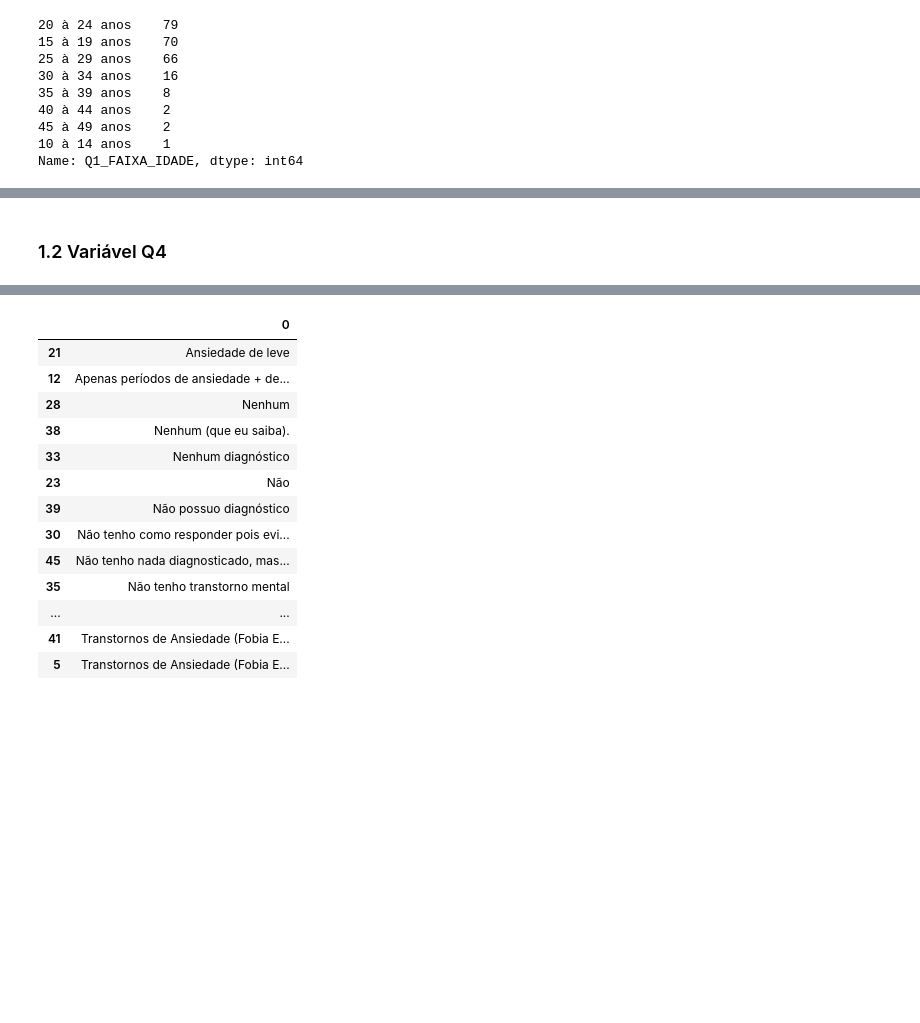
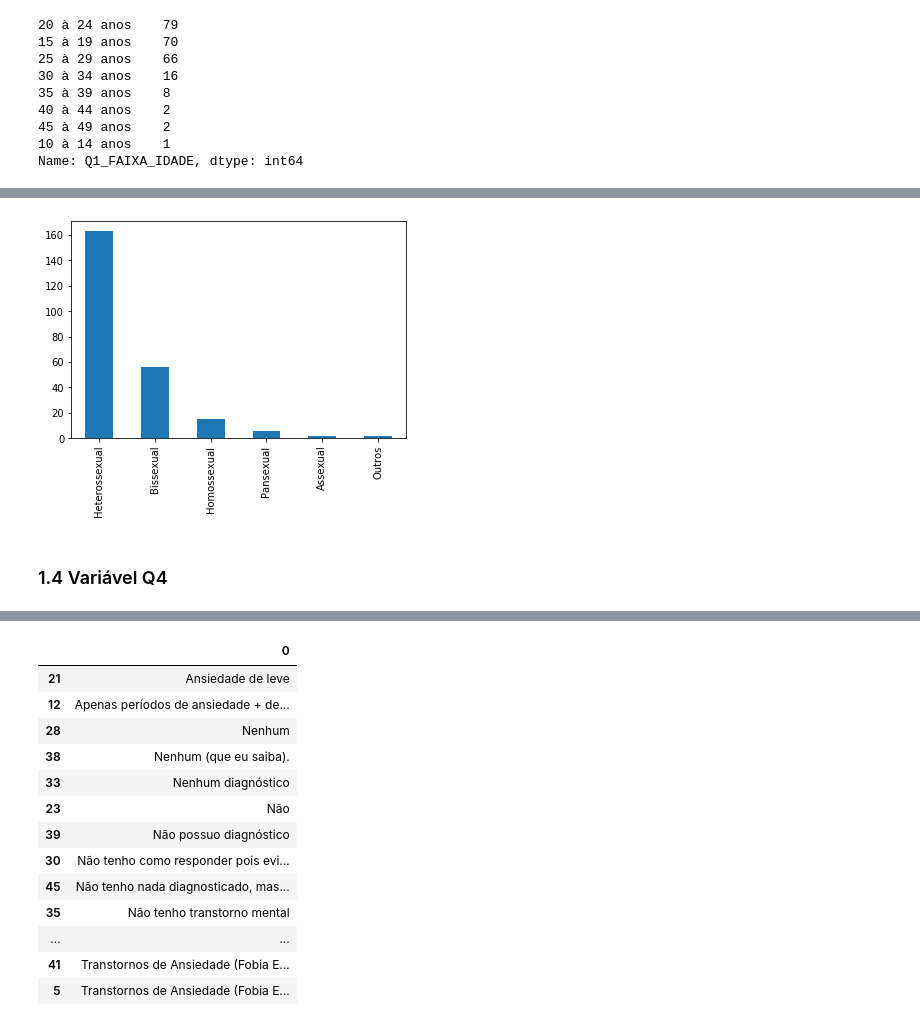
Before and after one commit to claytonrm/AnalisePreditivaSuicidio, a Jupyter notebook: AnalisePreditivaSuicidio.ipynb, the cells around one changed output, grey strips where cells are left out. Saved outputs shown, nothing was run; the diff lists cells and outputs as text; code cells hidden in the pictures; blank space fills up the shorter version.

```diff
--- a/AnalisePreditivaSuicidio.ipynb
+++ b/AnalisePreditivaSuicidio.ipynb
@@ -124,5 +163,10 @@ Name: Q1_FAIXA_IDADE, dtype: int64
+# %%
+df.Q3.value_counts().plot.bar()
+plt.savefig('q3.png')
+# %% [output]
+[figure, added]
 # %% [markdown]
-### 1.2 Variável Q4
+### 1.4 Variável Q4
 # %%
 df[df['Q4'].isna()].shape
 # %% [output]
```
Also changed, not shown: parts of 20 cells of this notebook.
